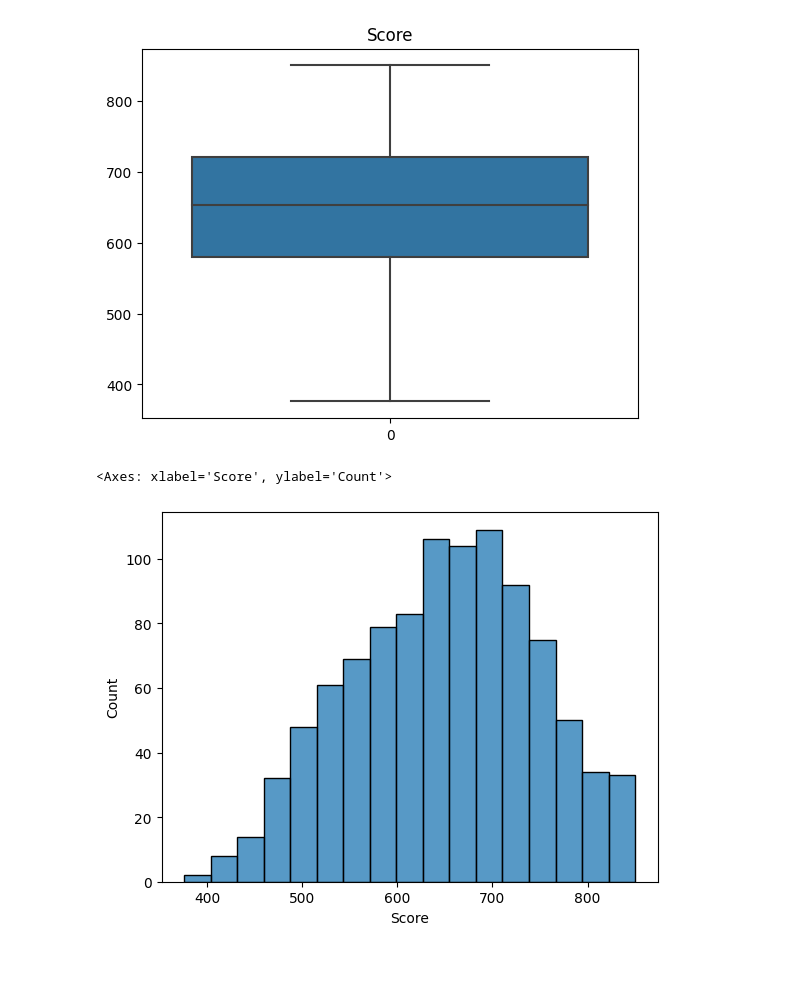
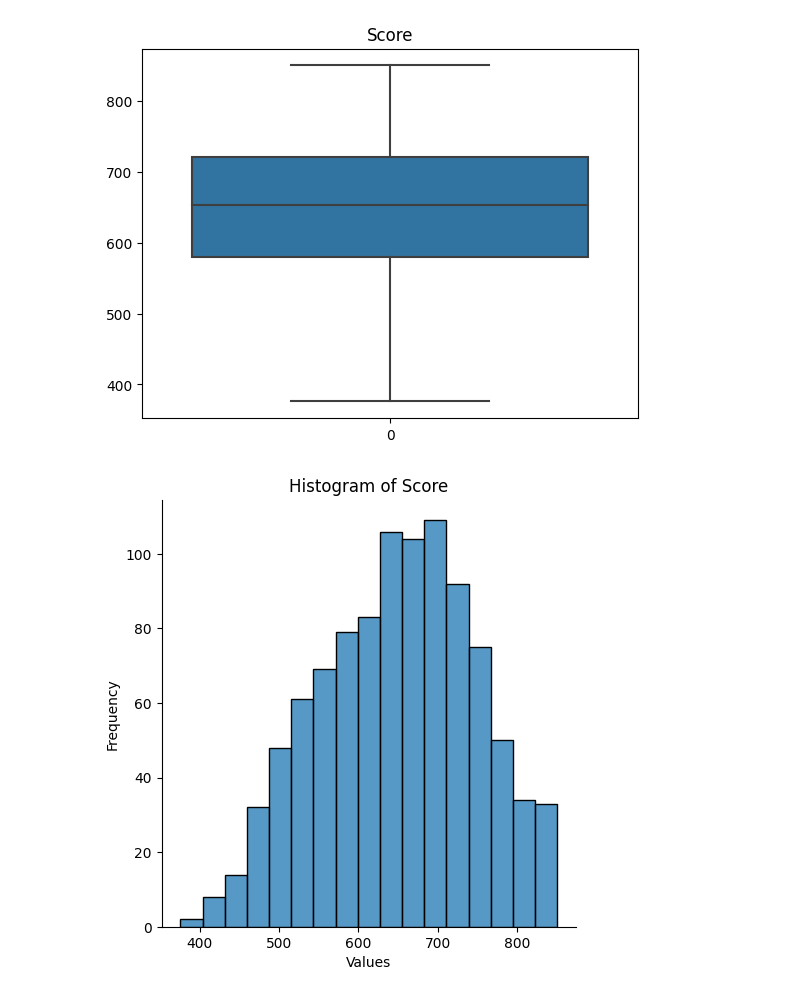
Before and after one commit to ArnaldSouza/Data-Science, a Jupyter notebook: 2. Data Cleaning and Processing (Python)/CleaningAndProcessing.ipynb, the cells around one changed output. Saved outputs shown, nothing was run; the diff lists cells and outputs as text; code cells hidden in the pictures; blank space fills up the shorter version.

```diff
--- a/2. Data Cleaning and Processing (Python)/CleaningAndProcessing.ipynb
+++ b/2. Data Cleaning and Processing (Python)/CleaningAndProcessing.ipynb
@@ -69,8 +70,11 @@ srn.boxplot(dataset['Score']).set_title('Score')
 # %% [output]
 Text(0.5, 1.0, 'Score')
 [figure]
-# %%
-srn.histplot(dataset['Score'])
-# %% [output]
-<Axes: xlabel='Score', ylabel='Count'>
-[figure, removed]
+# %%
+srn.displot(dataset['Score'], kde=False)  # kde=False disables the kernel density estimate
+plt.xlabel('Values')
+plt.ylabel('Frequency')
+plt.title('Histogram of Score')
+plt.show()
+# %% [output]
+[figure, added]
```
Also changed, not shown: parts of 10 cells of this notebook.
